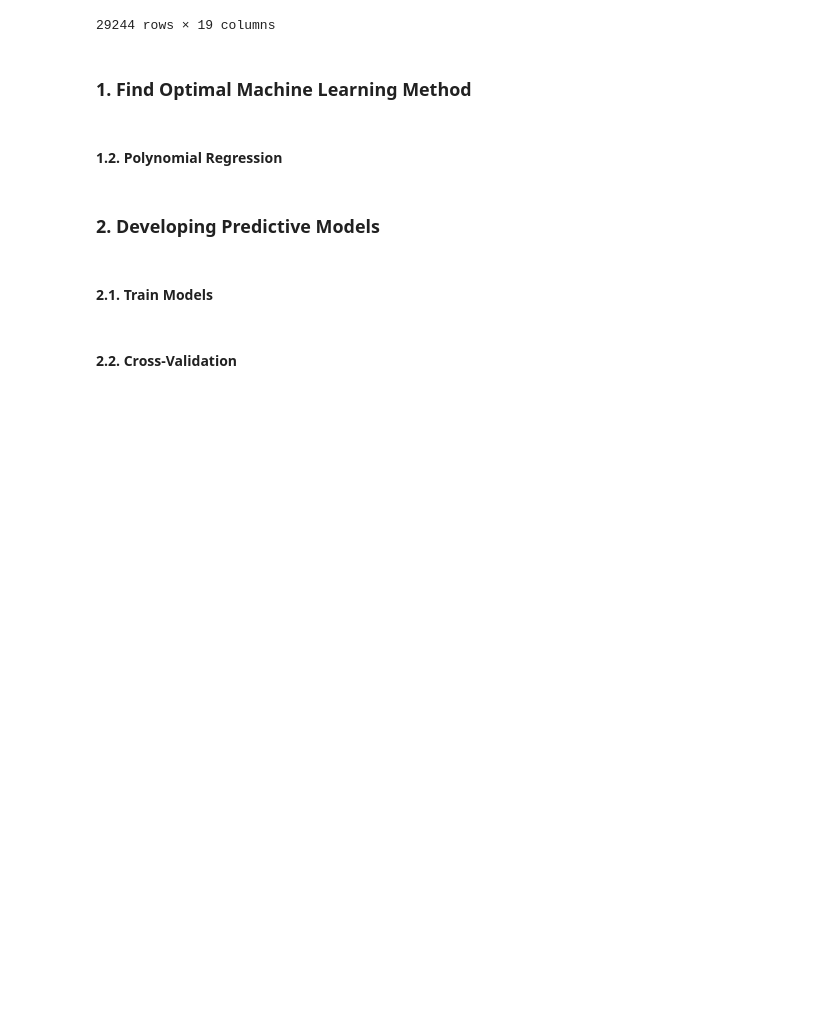
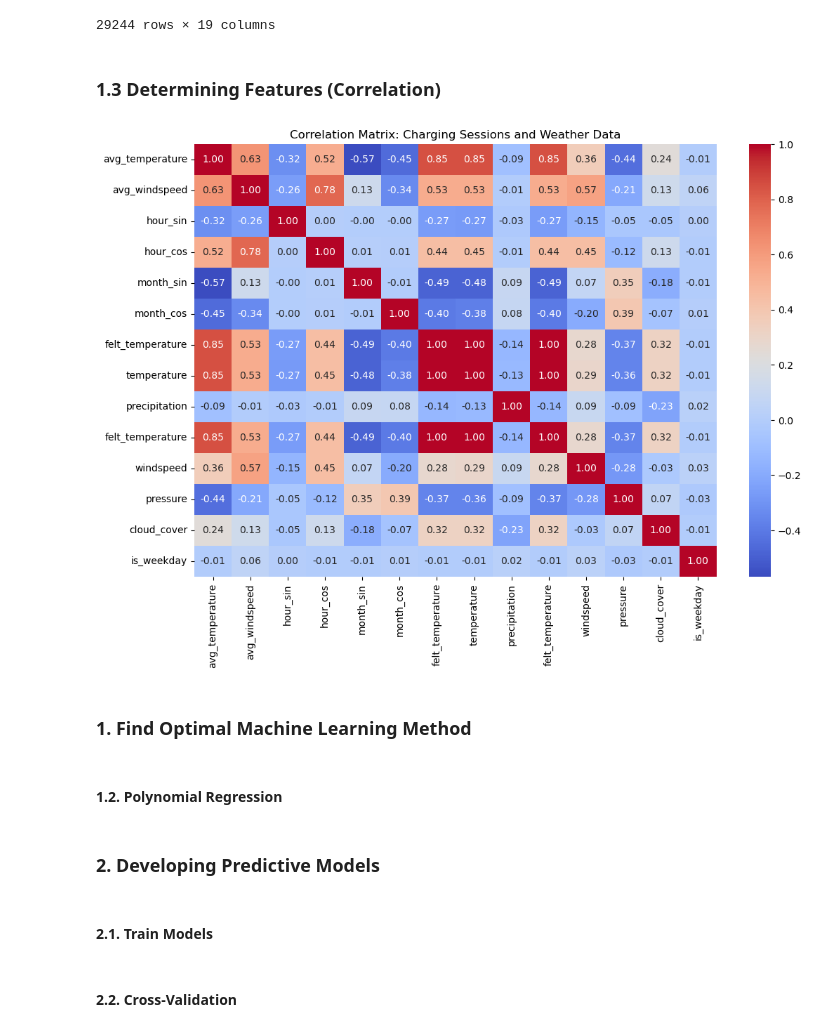
Before and after one commit to angfe/TheOptimizers, a Jupyter notebook: 04_Utilization_Prediction.ipynb, the cells around one changed output. Drawn from its saved outputs; the diff is of its cells as text; code cells hidden in the pictures; blank space fills up the shorter version.

Commit message:
Determining Features (Correlation)

```diff
--- a/04_Utilization_Prediction.ipynb
+++ b/04_Utilization_Prediction.ipynb
@@ -103,6 +104,26 @@ result
 | 29242 | 12 | 1 | 23 | 17.347222 | 3.30 | 11.083333 | Burbank | 2020-12-30 23:53:00 | ... |
 | 29243 | 12 | 1 | 23 | 17.347222 | 3.30 | 11.083333 | Burbank | 2020-12-31 23:53:00 | ... |
 29244 rows × 19 columns
+# %% [markdown]
+### 1.3 Determining Features (Correlation)
+# %%
+
+# choice of relecant numeric features
+correlation_features = [
+    'avg_temperature', 'avg_windspeed', 'hour_sin', 'hour_cos',
+    'month_sin', 'month_cos', 'felt_temperature', 'temperature', 'precipitation', 'felt_temperature', 'windspeed', 'pressure', 'cloud_cover', 'is_weekday'
+]
+
+# calculate the correlation
+correlation_matrix = result[correlation_features].corr()
+
+# plot a heatmap of the correlation
+plt.figure(figsize=(12, 8))
+sns.heatmap(correlation_matrix, annot=True, cmap='coolwarm', fmt='.2f')
+plt.title('Correlation Matrix: Charging Sessions and Weather Data')
+plt.show()
+# %% [output]
+[figure, added]
 # %% [markdown]
 ### 1. Find Optimal Machine Learning Method
 # %% [markdown]
```
Also changed, not shown: parts of 4 cells of this notebook.
